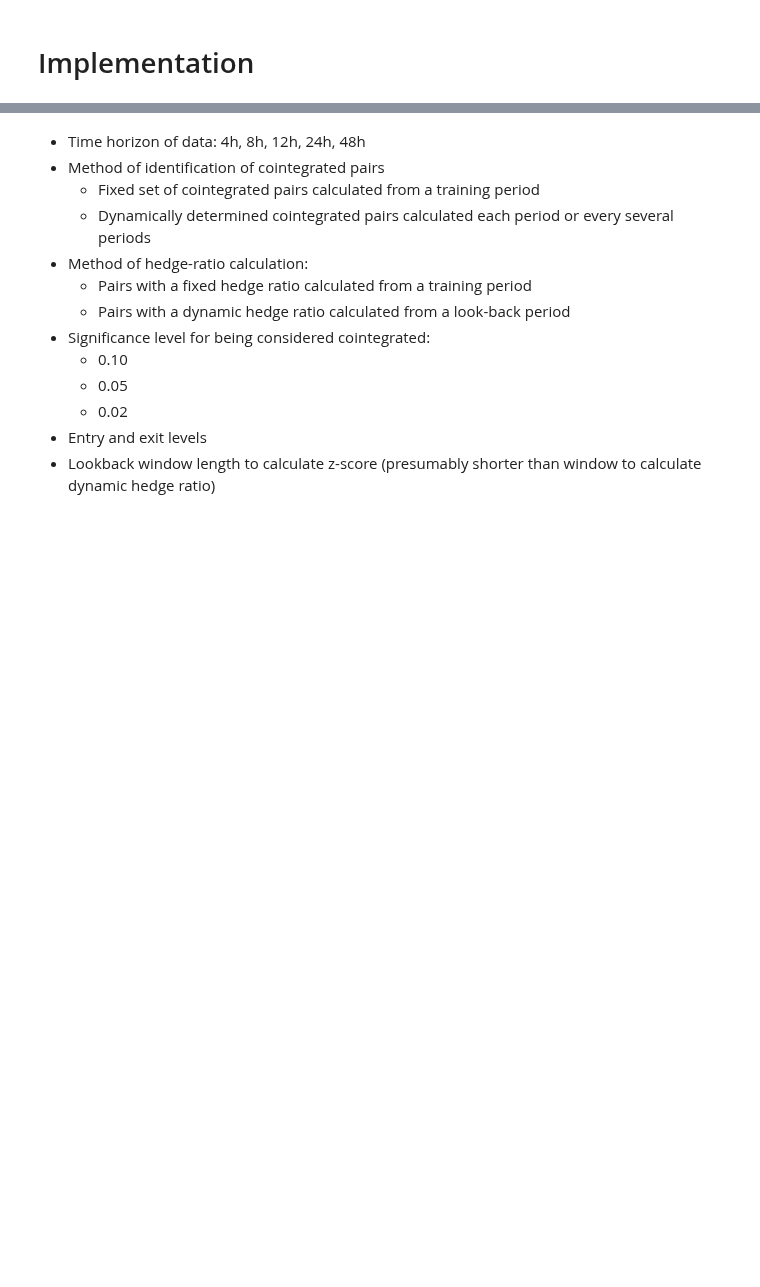
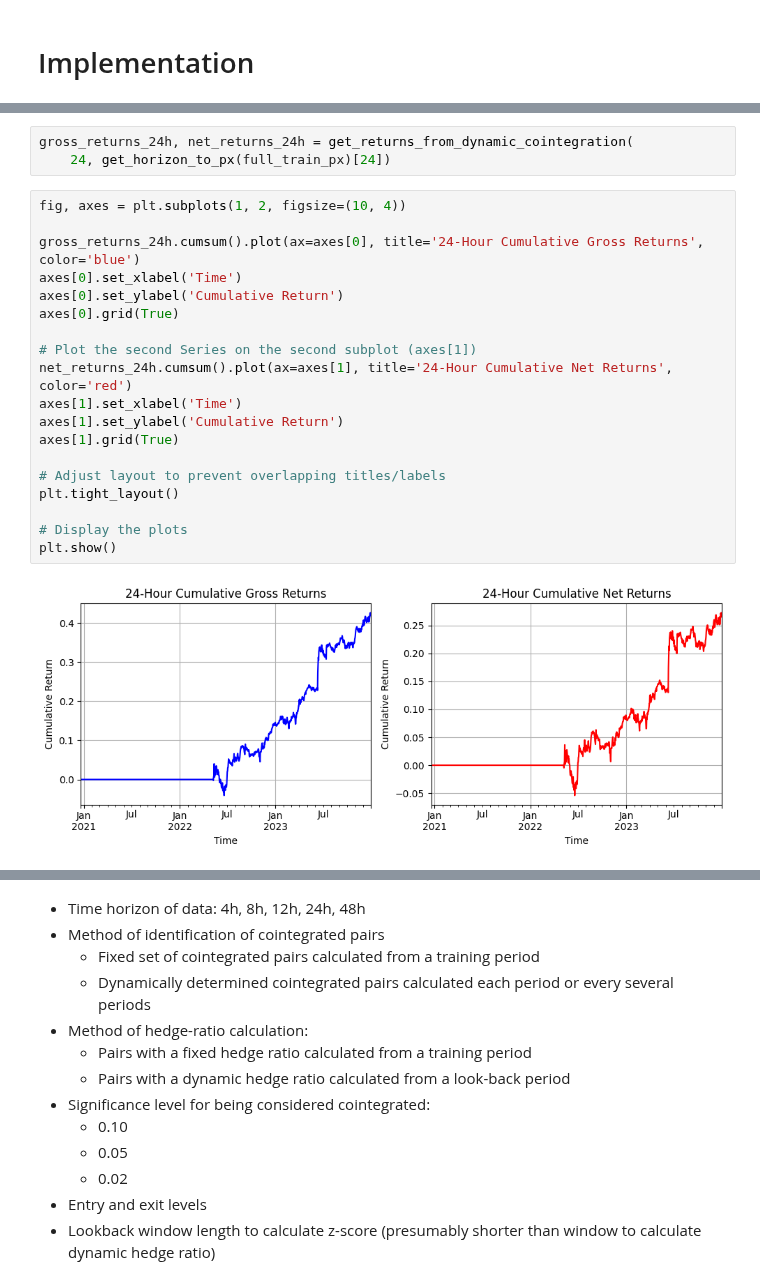
Before and after one commit to wbchristerson/crypto-strategies, a Jupyter notebook: statistical_arbitrage_cointegration.ipynb, the cells around one changed output, grey strips where cells are left out. Cells and saved outputs as stored; diff of their text form; blank space fills up the shorter version.

```diff
--- a/statistical_arbitrage_cointegration.ipynb
+++ b/statistical_arbitrage_cointegration.ipynb
@@ -342,0 +400,24 @@ fill_times_to_cointegrated_pairs(time_to_coint_pairs, popular_train_px.index)[da
+# %%
+gross_returns_24h, net_returns_24h = get_returns_from_dynamic_cointegration(
+    24, get_horizon_to_px(full_train_px)[24])
+# %%
+fig, axes = plt.subplots(1, 2, figsize=(10, 4))
+
+gross_returns_24h.cumsum().plot(ax=axes[0], title='24-Hour Cumulative Gross Returns', color='blue')
+axes[0].set_xlabel('Time')
+axes[0].set_ylabel('Cumulative Return')
+axes[0].grid(True)
+
+# Plot the second Series on the second subplot (axes[1])
+net_returns_24h.cumsum().plot(ax=axes[1], title='24-Hour Cumulative Net Returns', color='red')
+axes[1].set_xlabel('Time')
+axes[1].set_ylabel('Cumulative Return')
+axes[1].grid(True)
+
+# Adjust layout to prevent overlapping titles/labels
+plt.tight_layout()
+
+# Display the plots
+plt.show()
+# %% [output]
+[figure, added]
```
Also changed, not shown: parts of 24 cells of this notebook, 2 other files.
